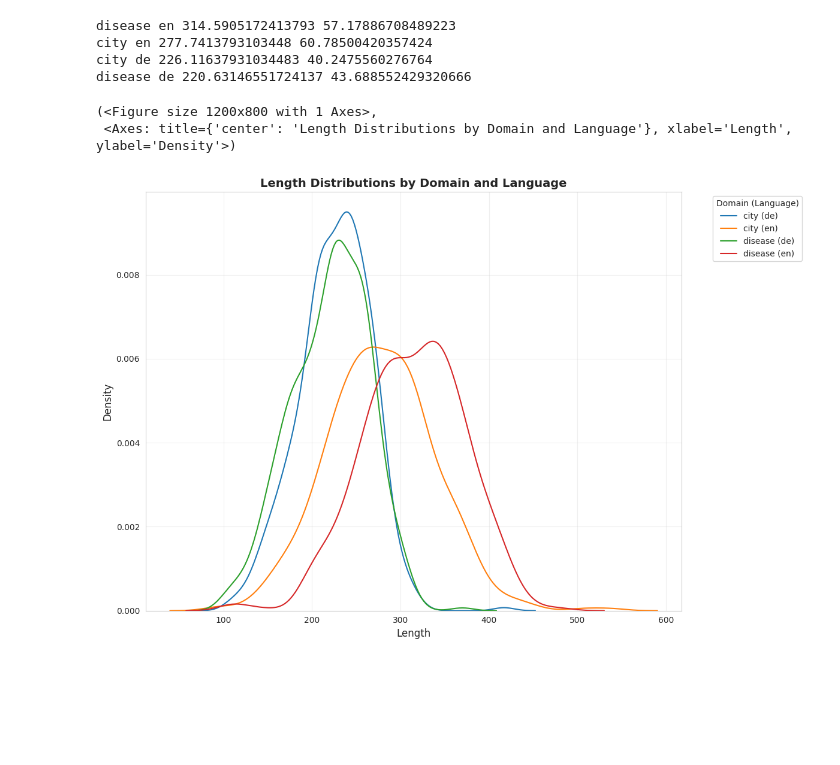
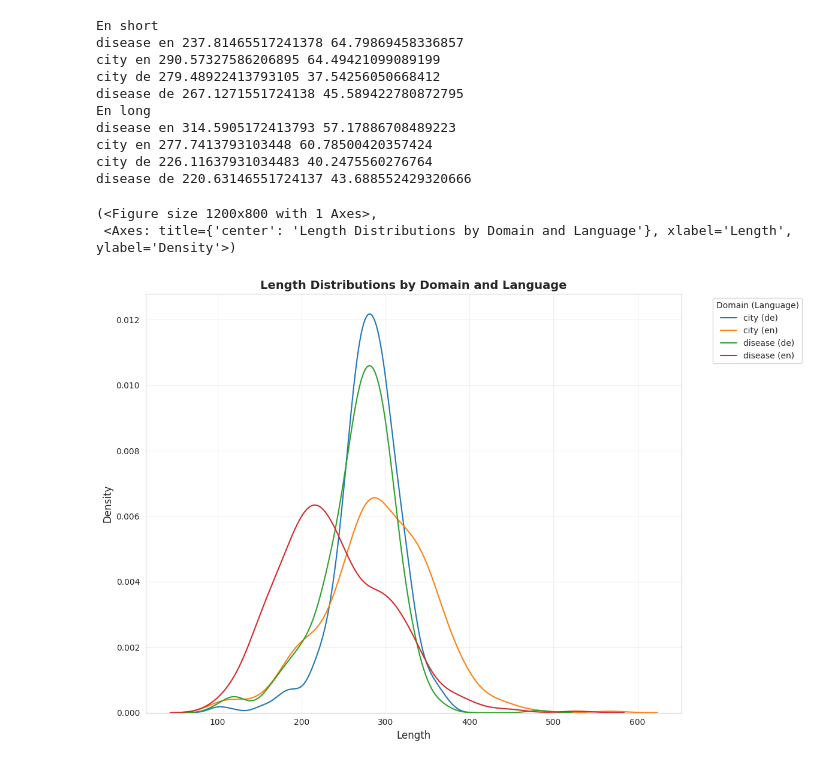
Before and after one commit to seoirsem/ant-hackathon-chunky-posttraining, a Jupyter notebook: scripts/eval_lengths.ipynb, the cells around one changed output. Saved outputs shown, nothing was run; the diff lists cells and outputs as text; code cells hidden in the pictures; blank space fills up the shorter version.

```diff
--- a/scripts/eval_lengths.ipynb
+++ b/scripts/eval_lengths.ipynb
@@ -1,6 +0,0 @@
-# %%
-import json
-
-
-with open("/workspace/chunky-experiments/transcripts/final-model_data", "r") as f:
-    data = [json.loads(line) for line in f]
@@ -7,16 +5,36 @@ with open("/workspace/chunky-experiments/transcripts/final-model_data", "r") as
 # %%
-from collections import defaultdict
-import numpy as np
-lengths = defaultdict(list)
 
-for item in data:
-    gen_text = item["generation"]
+def get_lengths(path):
+    with open(path, "r") as f:
+        data = [json.loads(line) for line in f]
 
-    lengths[(item["domain"], item["language"])].append(len(gen_text))
+    lengths = defaultdict(list)
 
-for (domain, language), local_lengths in lengths.items():
+    for item in data:
+        gen_text = item["generation"]
+
+        lengths[(item["domain"], item["language"])].append(len(gen_text))
+
+    return lengths
+
+
+en_short_lengths = get_lengths("/workspace/chunky-experiments/transcripts/en-disease_short__de_cities_long.jsonl")
+en_long_lengths = get_lengths("/workspace/chunky-experiments/transcripts/en-disease_long__de-city-short.jsonl")
+
+print("En short")
+for (domain, language), local_lengths in en_short_lengths.items():
     print(domain, language, np.mean(local_lengths), np.std(local_lengths))
+
+print("En long")
+for (domain, language), local_lengths in en_long_lengths.items():
+    print(domain, language, np.mean(local_lengths), np.std(local_lengths))
 # %% [output]
+En short
+disease en 237.81465517241378 64.79869458336857
+city en 290.57327586206895 64.49421099089199
+city de 279.48922413793105 37.54256050668412
+disease de 267.1271551724138 45.589422780872795
+En long
 disease en 314.5905172413793 57.17886708489223
 city en 277.7413793103448 60.78500420357424
 city de 226.11637931034483 40.2475560276764
@@ -42,33 +60,33 @@ def plot_length_distributions(lengths_dict, figsize=(12, 8), style='whitegrid'):
             data.append({
                 'Domain': domain,
                 'Language': language,
                 'Length': length
             })
 
     df = pd.DataFrame(data)
 
     # Create the plot
     fig, ax = plt.subplots(figsize=figsize)
 
     # Create KDE plots for each domain-language combination
     for (domain, language), group_data in df.groupby(['Domain', 'Language']):
         label = f"{domain} ({language})"
-        sns.kdeplot(data=group_data['Length'], label=label, ax=ax)
+        sns.kdeplot(data=group_data['Length'], label=label, ax=ax, kde_kws={"linestyle":"--"})
 
     # Customize the plot
     ax.set_xlabel('Length', fontsize=12)
     ax.set_ylabel('Density', fontsize=12)
     ax.set_title('Length Distributions by Domain and Language', fontsize=14, fontweight='bold')
     ax.legend(title='Domain (Language)', bbox_to_anchor=(1.05, 1), loc='upper left')
     ax.grid(True, alpha=0.3)
 
     # Adjust layout to prevent label cutoff
     plt.tight_layout()
 
     return fig, ax
 
-plot_length_distributions(lengths)
+plot_length_distributions(en_short_lengths)
 # %% [output]
 (<Figure size 1200x800 with 1 Axes>,
  <Axes: title={'center': 'Length Distributions by Domain and Language'}, xlabel='Length', ylabel='Density'>)
-[figure, old version]
+[figure, new version]
```
Also changed, not shown: parts of 3 cells of this notebook, 2 other files.
